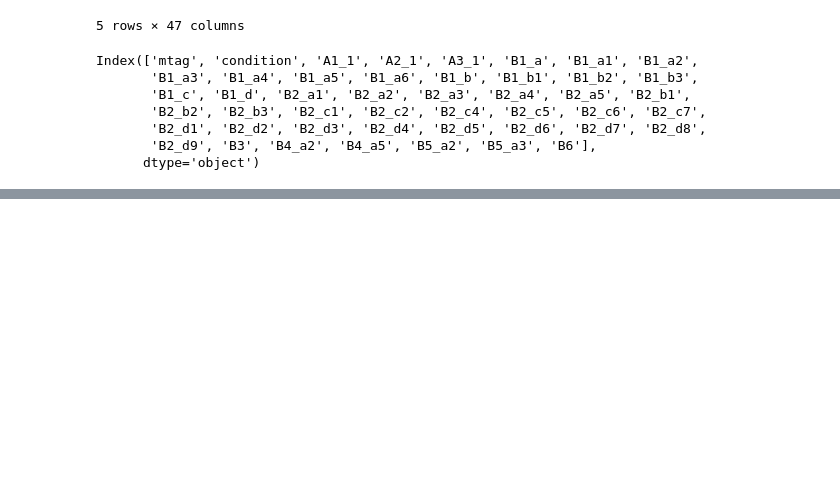
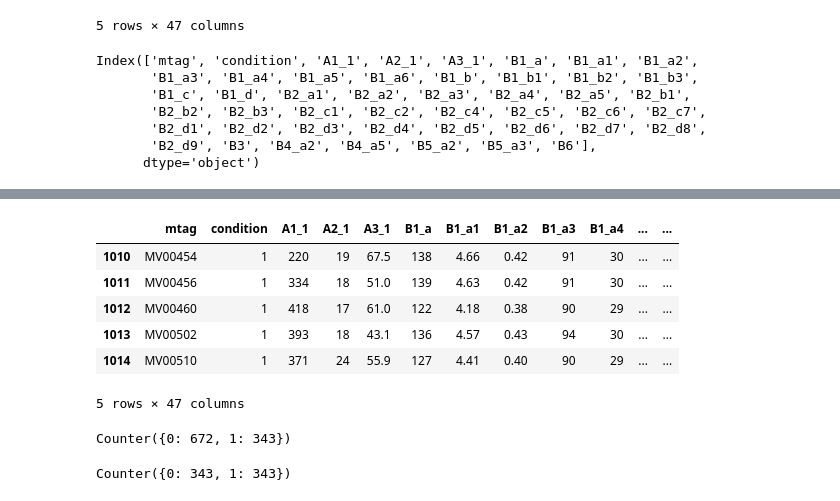
Before and after one commit to Shahidan101/cognitive-frailty-classification, a Jupyter notebook: CFClassification.ipynb, the cells around one changed output, grey strips where cells are left out. Saved outputs shown, nothing was run; the diff lists cells and outputs as text; code cells hidden in the pictures; blank space fills up the shorter version.

```diff
--- a/CFClassification.ipynb
+++ b/CFClassification.ipynb
@@ -1738,0 +1007,10 @@ weighted avg       0.84      0.84      0.83       203
+# %%
+data1.tail()
+# %% [output]
+|  | mtag | condition | A1_1 | A2_1 | A3_1 | B1_a | B1_a1 | B1_a2 | B1_a3 | B1_a4 | ... | ... |
+| 1010 | MV00454 | 1 | 220 | 19 | 67.5 | 138 | 4.66 | 0.42 | 91 | 30 | ... | ... |
+| 1011 | MV00456 | 1 | 334 | 18 | 51.0 | 139 | 4.63 | 0.42 | 91 | 30 | ... | ... |
+| 1012 | MV00460 | 1 | 418 | 17 | 61.0 | 122 | 4.18 | 0.38 | 90 | 29 | ... | ... |
+| 1013 | MV00502 | 1 | 393 | 18 | 43.1 | 136 | 4.57 | 0.43 | 94 | 30 | ... | ... |
+| 1014 | MV00510 | 1 | 371 | 24 | 55.9 | 127 | 4.41 | 0.40 | 90 | 29 | ... | ... |
+5 rows × 47 columns
@@ -1738,0 +1031,4 @@ weighted avg       0.84      0.84      0.83       203
+# %%
+Counter(y)
+# %% [output]
+Counter({0: 672, 1: 343})
@@ -1738,0 +1044,4 @@ weighted avg       0.84      0.84      0.83       203
+# %%
+Counter(y)
+# %% [output]
+Counter({0: 343, 1: 343})
```
Also changed, not shown: parts of 133 cells of this notebook, 25 other files.
